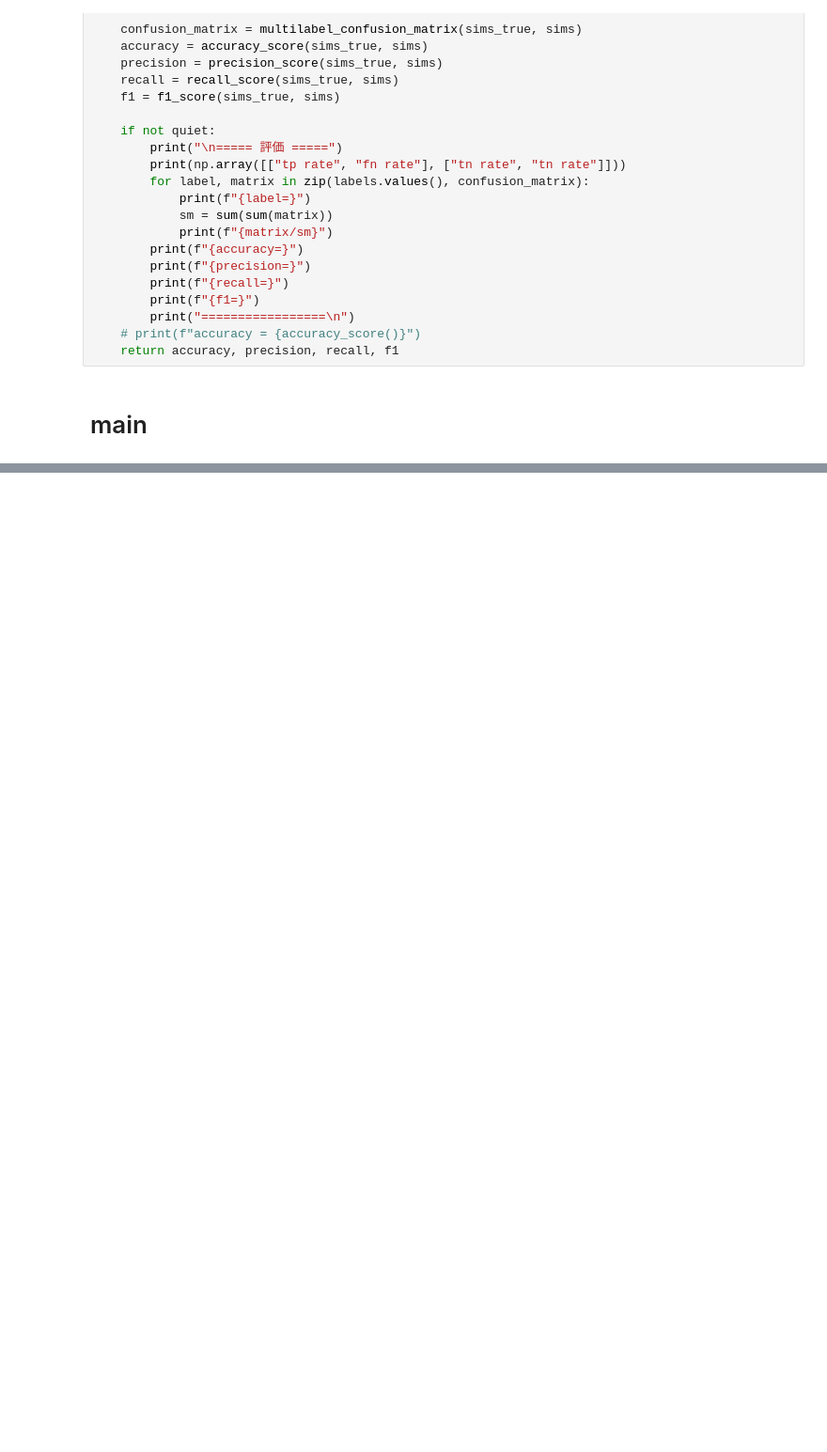
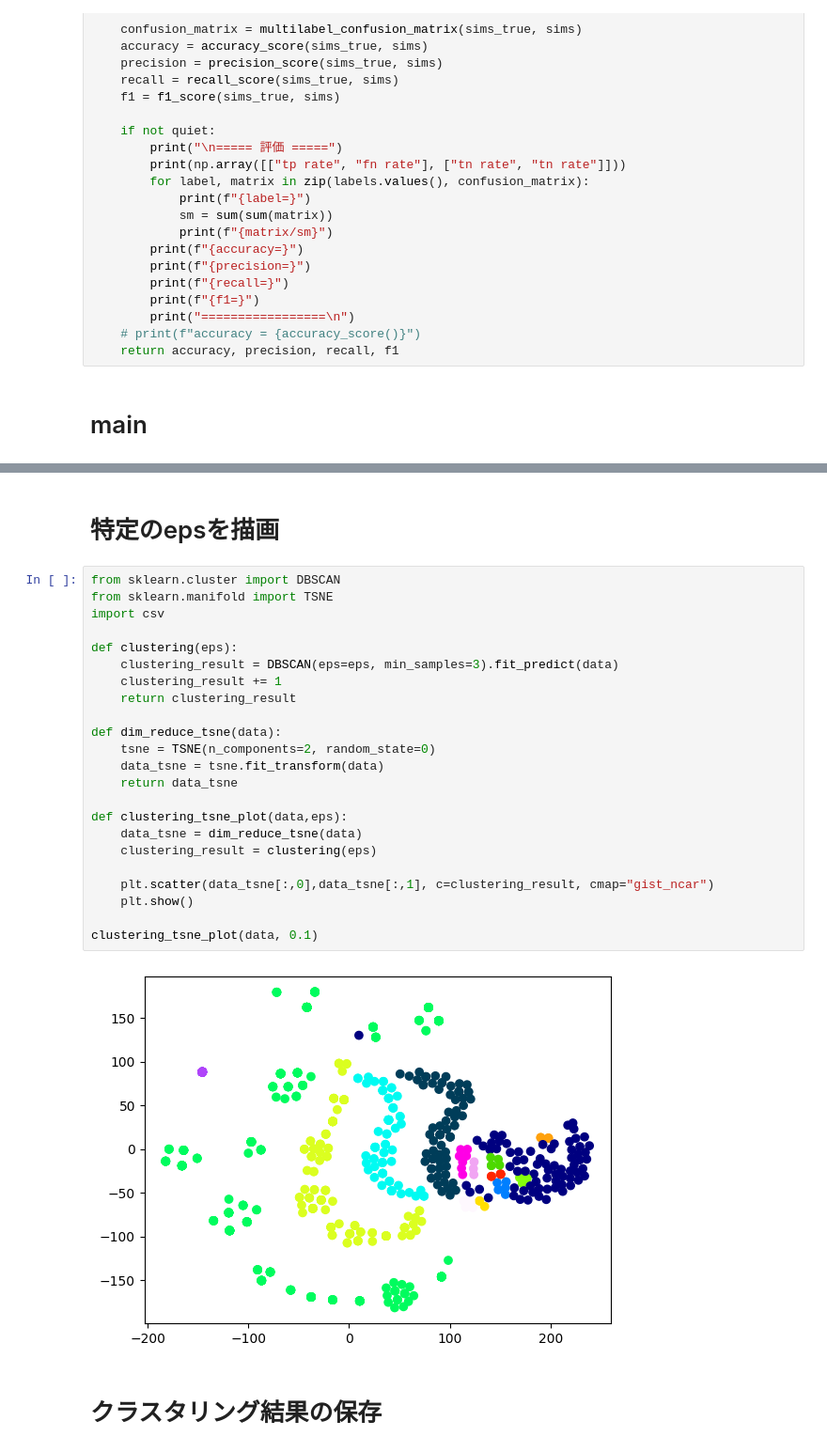
Before and after one commit to vdslab/watahal_proseka-score, a Jupyter notebook: score/clustering_DBSCAN.ipynb, the cells around one changed output, grey strips where cells are left out. Shown: that part at 94% size. Drawn from its saved outputs; the diff is of its cells as text; blank space fills up the shorter version.

```diff
--- a/score/clustering_DBSCAN.ipynb
+++ b/score/clustering_DBSCAN.ipynb
@@ -268,0 +253,29 @@ accuracy_max=0.8545454545454545
+# %% [markdown]
+# 特定のepsを描画
+# %%
+from sklearn.cluster import DBSCAN
+from sklearn.manifold import TSNE
+import csv
+
+def clustering(eps):
+    clustering_result = DBSCAN(eps=eps, min_samples=3).fit_predict(data)
+    clustering_result += 1
+    return clustering_result
+
+def dim_reduce_tsne(data):
+    tsne = TSNE(n_components=2, random_state=0)
+    data_tsne = tsne.fit_transform(data)
+    return data_tsne
+
+def clustering_tsne_plot(data,eps):
+    data_tsne = dim_reduce_tsne(data)
+    clustering_result = clustering(eps)
+
+    plt.scatter(data_tsne[:,0],data_tsne[:,1], c=clustering_result, cmap="gist_ncar")
+    plt.show()
+
+clustering_tsne_plot(data, 0.1)
+# %% [output]
+[figure, added]
+# %% [markdown]
+# クラスタリング結果の保存
```
Also changed, not shown: parts of 2 cells of this notebook, 1 other file.
